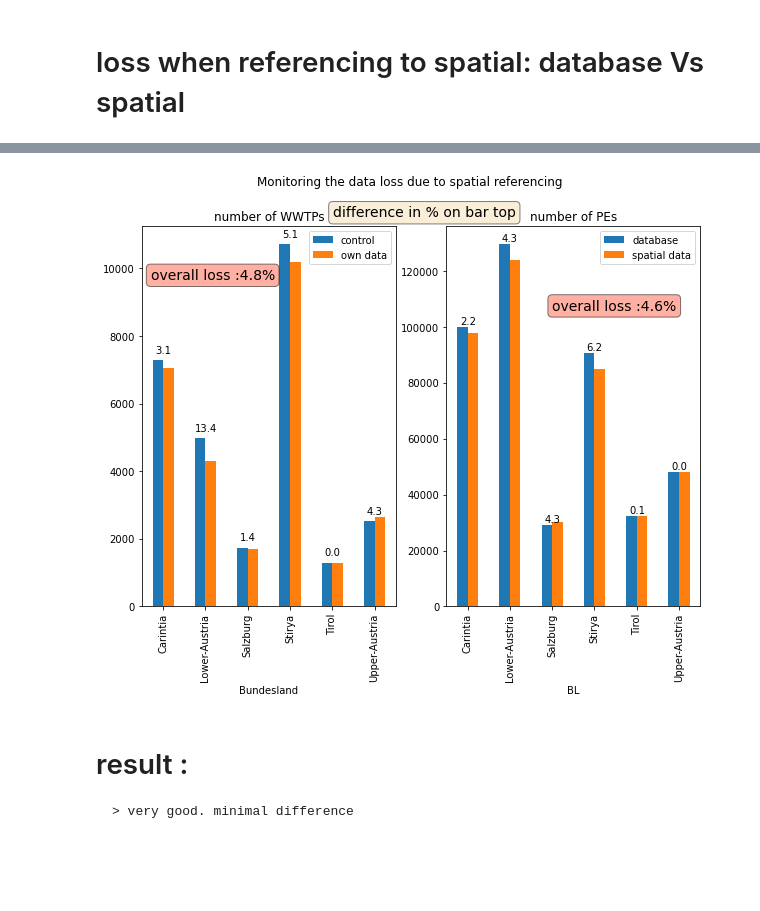
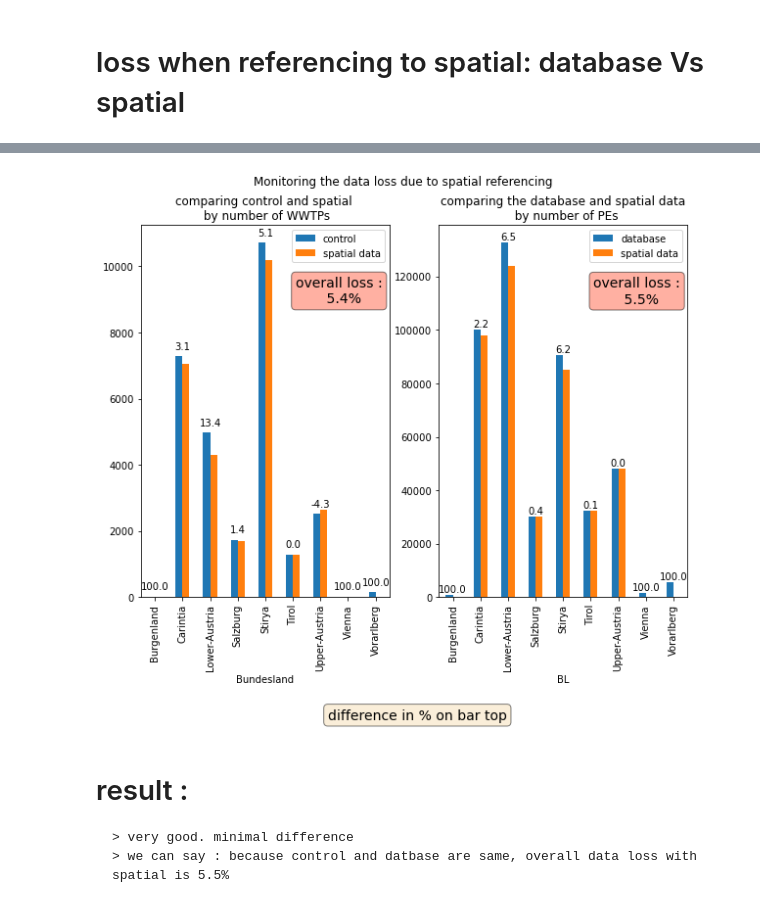
Before and after one commit to anakarpow/Locating-small-wastewater-systems-in-Austria, a Jupyter notebook: control_data_gunter.ipynb, the cells around one changed output, grey strips where cells are left out. Saved outputs shown, nothing was run; the diff lists cells and outputs as text; code cells hidden in the pictures; blank space fills up the shorter version.

```diff
--- a/control_data_gunter.ipynb
+++ b/control_data_gunter.ipynb
@@ -409,4 +387,3 @@ y.plot.bar()
 # %%
-db=database.groupby('BL').sum()
+db=database.groupby('BL').sum().reset_index().set_index('BL')
+d=data_all.groupby('BL').sum().reset_index().set_index('BL')
-# %%
-d=data_all.groupby('BL').sum()
@@ -413,5 +404,8 @@ d=data_all.groupby('BL').sum()
 # %%
-x=pd.merge(db,d, on='BL')[['PE','sum_PE']].astype(int)
+#x=pd.merge(db,d, left_index=True, right_index=True)[['PE','sum_PE']].astype(int)
+#x['diff']=(x.PE-x.sum_PE)/x.PE*100
+
+x=db.join(d).fillna(0)
 x['diff']=(x.PE-x.sum_PE)/x.PE*100
 x
 # %% [output]
@@ -426,4 +422,0 @@ x
-# %%
-x=db.join(d, on='BL').fillna(0)
-x['diff']=(x.PE-x.sum_PE)/x.PE*100
-x
@@ -491,59 +461,59 @@ plt.savefig('graphs/spatial_precision.png', bbox_inches='tight')
 # add % difference!
 fig,ax=plt.subplots(1,2, figsize=(10,7))
 
-control_df.plot.bar(x='Bundesland',y=['control_freq_all','freq_all'],ax=ax[0])
+#spatial with control
+control_df.sort_index().plot.bar(y=['control_freq_all','freq_all'],ax=ax[0])
 which=[9,10,11,12,13,14,15,16,17]
-values=[x for x in control_all['div'].round(1)]
-values[5]=4.3
-ax[0].legend(['control','own data'])
+values=[x for x in control_df.sort_index()      ['div'].round(1)]
+#values[5]=4.3
+ax[0].legend(['control','spatial data'])
 plt.suptitle('Monitoring the data loss due to spatial referencing ')
-ax[0].set_title('number of WWTPs')
-
-
-#which=range(len(ax.patches))
-#which=[6,7,8,9,10,11]
-which=[0,1,2,3,4,5]
+ax[0].set_title('comparing control and spatial \n by number of WWTPs')
+which=[0,1,2,3,4,5,6,7,8]
 n=0
 for index, rect in enumerate(ax[0].patches):
     if index in which:
 
         height = rect.get_height()
         ax[0].text(rect.get_x()+0.13 + rect.get_width() / 2, height+150 , values[n],
                 ha='center', va='bottom', fontsize='medium', fontstretch='condensed')
         n=n+1
 
-excluded_states.sort_values('BL').plot.bar(y=['PE','sum_PE'],ax=ax[1])
-which=[0,1,2,3,4,5]
 
-values=[x for x in excluded_states.sort_values('BL')['diff'].round(1).abs()]
-#values[0]=100
-#values[4]=100
-#values[5]=100
+#second ax
+x.plot.bar(y=['PE','sum_PE'],ax=ax[1])
+which=[0,1,2,3,4,5,6,7,8]
+
+values=[x for x in x['diff'].round(1).abs()]
 ax[1].legend(['database','spatial data'])
-ax[1].set_title('number of PEs')
+ax[1].set_title('comparing the database and spatial data\n  by number of PEs')
+
 n=0
 for index, rect in enumerate(ax[1].patches):
     if index in which:
 
         height = rect.get_height()
         ax[1].text(rect.get_x()+0.13 + rect.get_width() / 2, height+250 , values[n],
                 ha='center', va='bottom', fontsize='medium', fontstretch='condensed')
         n=n+1
+
+overall_freq=(control_df.control_freq_all.sum()-control_df.freq_all.sum())/control_df.control_freq_all.sum()*100
+#add text
 props = dict(boxstyle='round', facecolor='wheat', alpha=0.5)
-
-fig.text(0.39, 0.92, 'difference in % on bar top', fontsize=14,
+fig.text(0.39, -0.1, 'difference in % on bar top', fontsize=14,
         verticalalignment='top',bbox=props)
 props = dict(boxstyle='round', facecolor='tomato', alpha=0.5)
-overall_freq=(control_all.control_freq_all.sum()-control_all.freq_all.sum())/control_all.control_freq_all.sum()*100
-ax[0].text(-0.3, 10000, 'overall loss :{}%'.format(overall_freq.round(1)), fontsize=14,
+ax[0].text(5.1, 9700, 'overall loss :\n       {}%'.format(overall_freq.round(1)), fontsize=14,
         verticalalignment='top',bbox=props)
 
 overall_PE=(x.PE.sum()-x.sum_PE.sum())/x.PE.sum()*100
-ax[1].text(2, 110000, 'overall loss :{}%'.format(overall_PE.round(1)), fontsize=14,
+#add text2
+ax[1].text(5.1, 120000, 'overall loss :\n       {}%'.format(overall_PE.round(1)), fontsize=14,
         verticalalignment='top',bbox=props)
 plt.savefig('graphs/spatial_precision.png', bbox_inches='tight')
 # %% [output]
-[figure, old version]
+[figure, new version]
-# %% [markdown]
-# result :
-    > very good. minimal difference
+# %% [markdown]
+# result :
+    > very good. minimal difference
+    > we can say : because control and datbase are same, overall data loss with spatial is 5.5%
```
Also changed, not shown: parts of 56 cells of this notebook, 11 other files.
